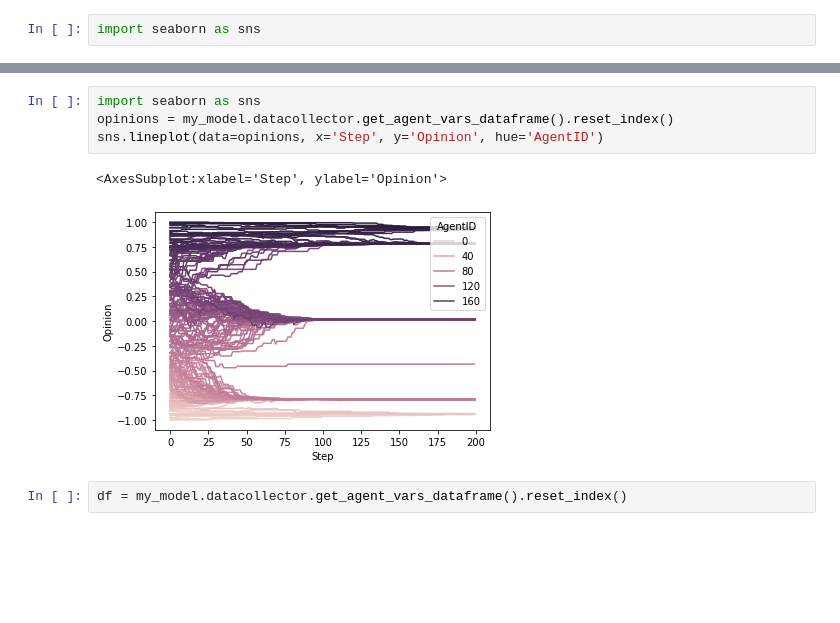
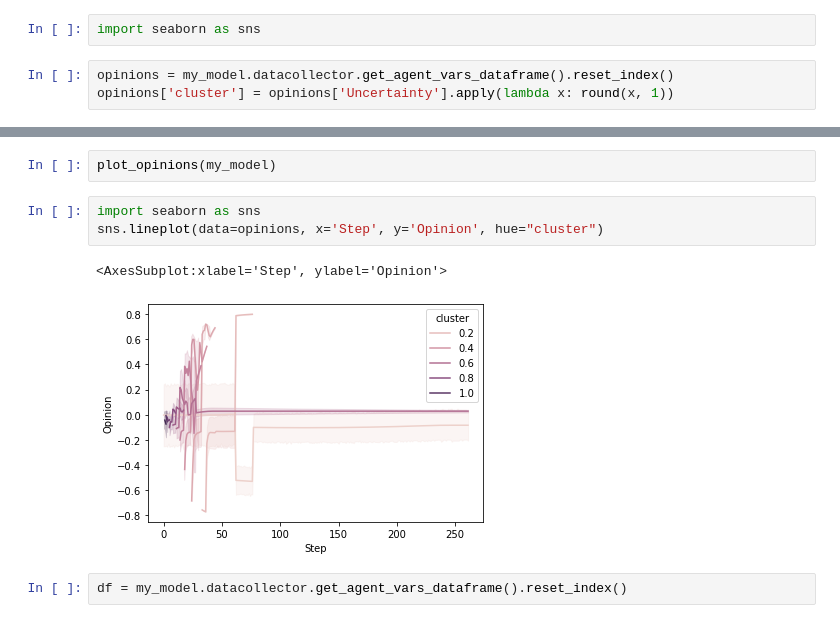
Before and after one commit to takkat14/OpinionDynamics, a Jupyter notebook: Deffuant model.ipynb, the cells around one changed output, grey strips where cells are left out. Drawn from its saved outputs; the diff is of its cells as text; blank space fills up the shorter version.

```diff
--- a/Deffuant model.ipynb
+++ b/Deffuant model.ipynb
@@ -52,3 +47,6 @@ my_model.check_clusters_convergence()
 0.49564444444444455
 # %%
 import seaborn as sns
+# %%
+opinions = my_model.datacollector.get_agent_vars_dataframe().reset_index()
+opinions['cluster'] = opinions['Uncertainty'].apply(lambda x: round(x, 1))
@@ -55,10 +77,11 @@ import seaborn as sns
+# %%
+plot_opinions(my_model)
 # %%
 import seaborn as sns
-opinions = my_model.datacollector.get_agent_vars_dataframe().reset_index()
-sns.lineplot(data=opinions, x='Step', y='Opinion', hue='AgentID')
+sns.lineplot(data=opinions, x='Step', y='Opinion', hue="cluster")
 # %% [output]
 <AxesSubplot:xlabel='Step', ylabel='Opinion'>
-[figure, old version]
+[figure, new version]
 # %%
 df = my_model.datacollector.get_agent_vars_dataframe().reset_index()
 # %%
```
Also changed, not shown: parts of 3 cells of this notebook, 3 other files.
